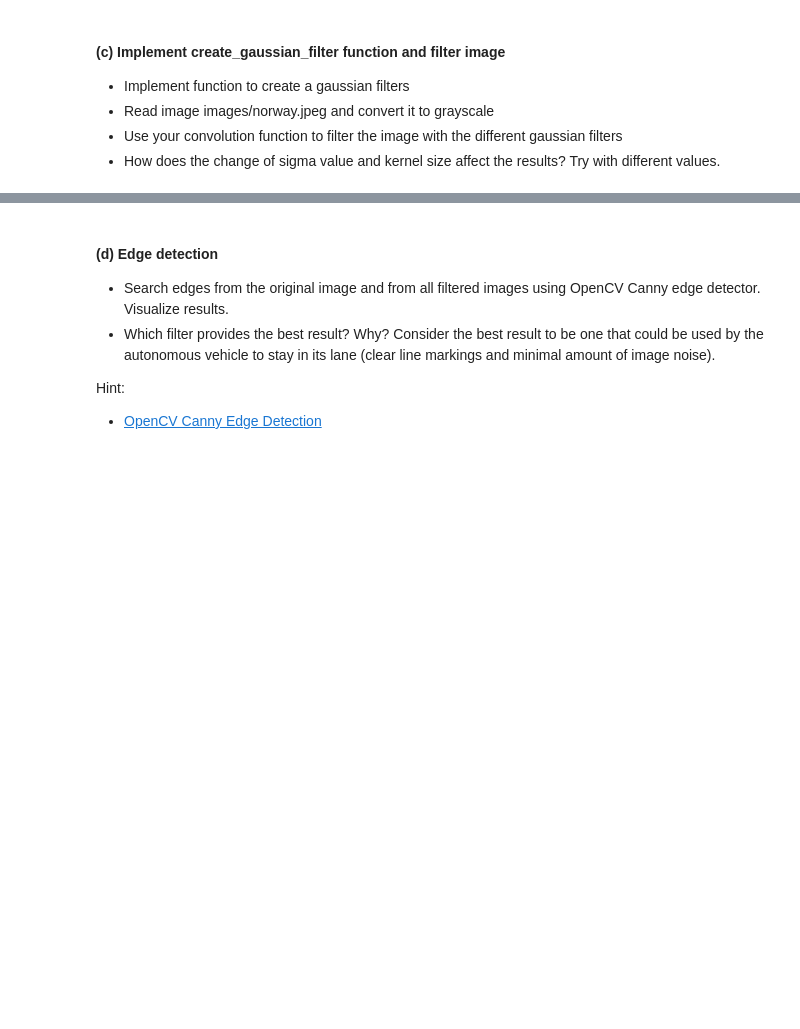
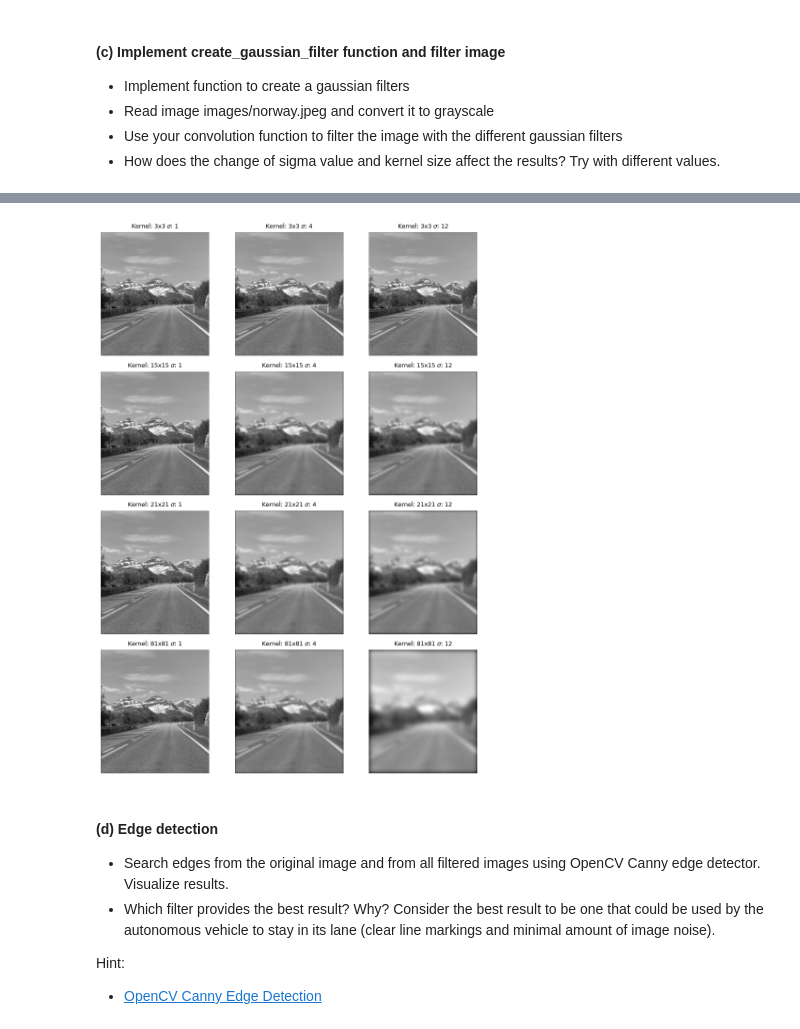
Before and after one commit to SepeZeus/compvis-exercises, a Jupyter notebook: CV-2026-exercises-02.ipynb, the cells around one changed output, grey strips where cells are left out. Drawn from its saved outputs; the diff is of its cells as text; code cells hidden in the pictures; blank space fills up the shorter version.

```diff
--- a/CV-2026-exercises-02.ipynb
+++ b/CV-2026-exercises-02.ipynb
@@ -157,4 +192,13 @@ def create_gaussian_filter(size, sigma):
     Returns:
         gaussian filter with shape size x size and user defined sigma
     """
-    return None
+    if size % 2 == 0:
+          raise Exception("Must be odd sized filter")
+    center_x, center_y = size // 2, size // 2
+    gauss_filter = np.zeros((size,size))
+    for x in range(0,size):
+        for y in range(0, size):
+            G = 1/(2*np.pi*sigma**2) * np.e**(-(np.abs(x-center_x)**2 + (np.abs(y-center_y)**2))/(2*sigma**2))
+            gauss_filter[x][y] = G
+    #there's supposedly a meshgrid that can speed this up, also the first part of G supposedly isn't necessary
+    return gauss_filter/np.sum(gauss_filter)
@@ -161,3 +224,36 @@ def create_gaussian_filter(size, sigma):
+# %%
+import matplotlib.pyplot as plt
+import cv2
+
+img = cv2.imread("./images/norway.jpg")
+img = cv2.cvtColor(img, cv2.COLOR_BGR2GRAY)
+
+# Define the parameter combinations you want to experiment with
+kernel_sizes = [3, 15, 21, 81]
+sigmas = [1, 4, 12]
+
+# Set up a grid based on parameter counts (rows = sizes, cols = sigmas)
+fig, axs = plt.subplots(len(kernel_sizes), len(sigmas), figsize=(3 * len(sigmas), 3 * len(kernel_sizes)))
+
+for i, k_size in enumerate(kernel_sizes):
+    for j, sigma in enumerate(sigmas):
+        # Generate filter and perform convolution
+        filt = create_gaussian_filter(k_size, sigma)
+        output_img = convolution(img, kernel=filt)
+
+        # Select the correct subplot axis
+        ax = axs[i, j]
+        ax.imshow(output_img, cmap='gray')
+        ax.set_title(rf"Kernel: {k_size}x{k_size} $\sigma$: {sigma}", fontsize=9)
+        ax.axis('off')
+
+plt.tight_layout()
+plt.show()
+
+#a small filter size with varying sigmas doesn't do much to the image
+#large filter sizes with even small sigmas do a lot to blur an image
+# %% [output]
+[figure, added]
 # %% [markdown]
 #### (d) Edge detection
 
```
Also changed, not shown: parts of 4 cells of this notebook.
